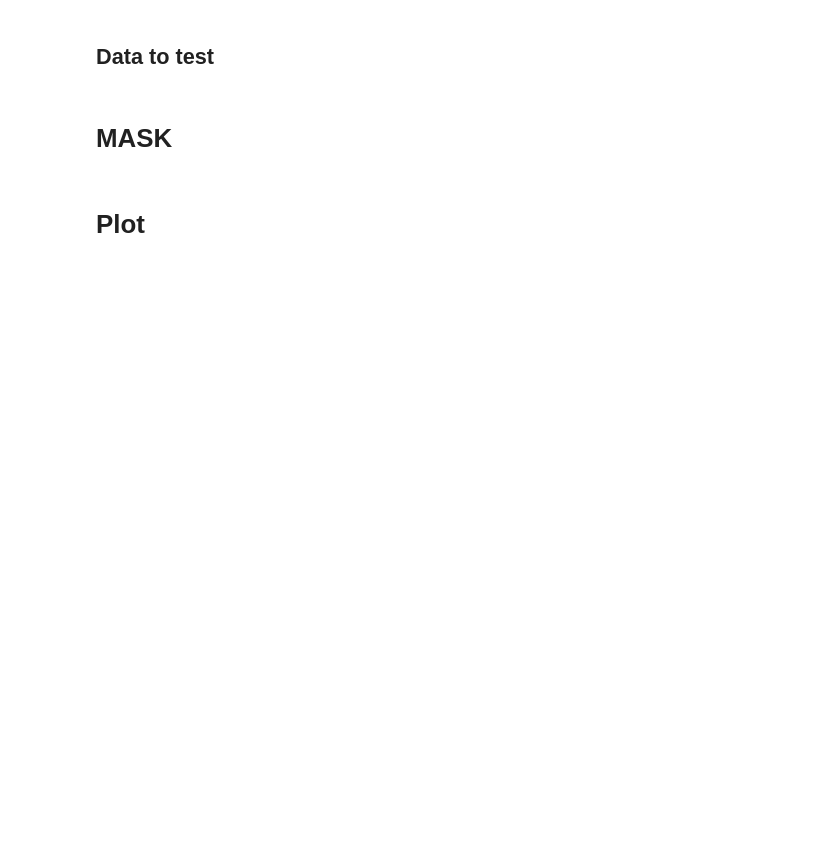
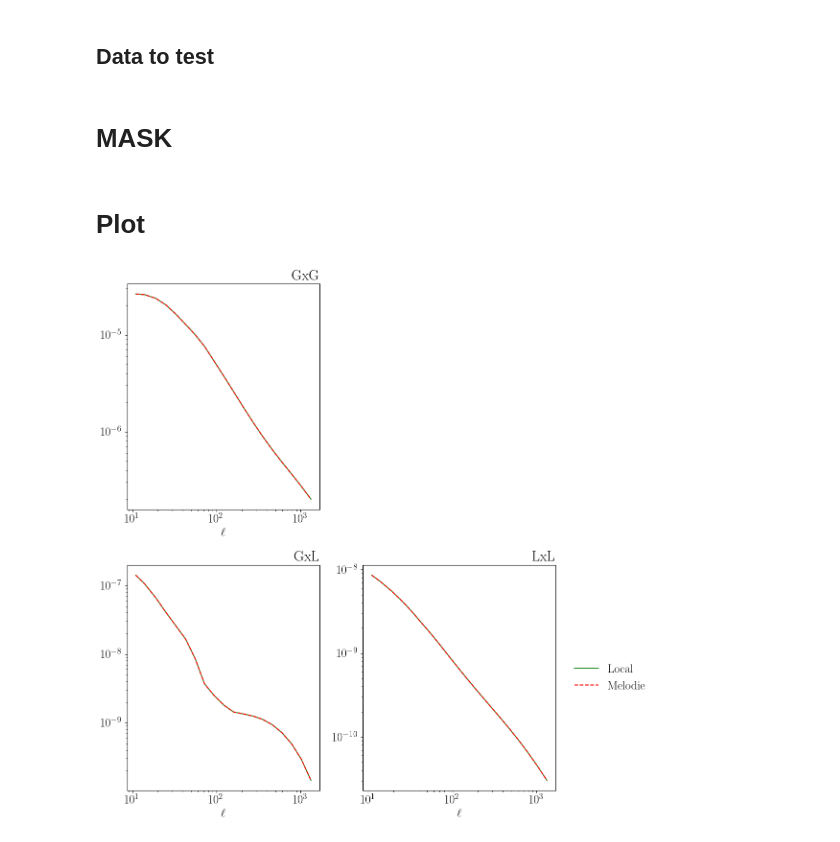
Before and after one commit to chiaradeleo1/GWXLSS, a Jupyter notebook: mask_validation.ipynb, the cells around one changed output. Cells and saved outputs as stored; diff of their text form; code cells hidden in the pictures; blank space fills up the shorter version.

```diff
--- a/mask_validation.ipynb
+++ b/mask_validation.ipynb
@@ -89,5 +91,5 @@ test_parameter = {'name': 'a1',
 # %%
-mock_data_path = './mock_data/new_LSS_GW_LCDM'
+mock_data_path = './mock_data/new_LSS_GW_LCDM_masked'
 # %%
 observables = ['GC', 'WL', 'GWC', 'GWWL']
 settings = {'obs_settings': {'extra': None,
@@ -188,0 +192,16 @@ else:
+# %%
+    mock_not_masked = {}
+    mock_not_masked['noiseless'] = pd.read_csv(mock_data_path+'_Cls_noiseless.dat',sep='\s+',header=0)
+    mock_not_masked['noisy'] = pd.read_csv(mock_data_path+'_Cls_noisy.dat',sep='\s+',header=0)
+    mock_not_masked['ells'] = mock_not_masked['noiseless']['ells']
+    mock_not_masked['covmat_dict'] = np.load(mock_data_path+'_covmat.npy',allow_pickle=True).item()
+    observables = ['GC', 'WL', 'GWC', 'GWWL']
+# %%
+mock_data_path = './mock_data/new_LSS_GW_LCDM_masked_Melodie'
+# %%
+    mock_not_masked_Melodie = {}
+    camb_path = ''
+    mock_not_masked_Melodie['noiseless'] = pd.read_csv(mock_data_path+'_Cls_noiseless.dat',sep='\s+',header=0)
+    mock_not_masked_Melodie['noisy'] = pd.read_csv(mock_data_path+'_Cls_noisy.dat',sep='\s+',header=0)
+    mock_not_masked_Melodie['ells'] = mock_not_masked['noiseless']['ells']
+    mock_not_masked_Melodie['covmat_dict'] = np.load(mock_data_path+'_covmat.npy',allow_pickle=True).item()
@@ -265,34 +333,36 @@ if len(renamed_obs) > 1:
     axes = temp_axes
 else:
     axes = np.array([[temp_axes]])
 
 for j,obs1 in enumerate(renamed_obs):
     for i,obs2 in enumerate(renamed_obs):
         if i<j:
             axes[i,j].axis('off')
         else:
 
-            df_masked = pd.melt(mock_masked['noiseless'].abs(),id_vars=['ells'],value_vars=[obs1+str(bi)+'x'+obs2+str(bi)
+            df_masked = pd.melt(mock_not_masked['noiseless'].abs(),id_vars=['ells'],value_vars=[obs1+str(bi)+'x'+obs2+str(bi)
                                                                                         for bi in bin_to_plot],
                          value_name='value',var_name='Bin')
-            sb.lineplot(df_masked,x='ells',y='value',hue='Bin',ax=axes[i,j],palette=['forestgreen', 'forestgreen', 'forestgreen'],legend=0, label='Masked',)
+            sb.lineplot(df_masked,x='ells',y='value',hue='Bin',ax=axes[i,j],palette=['forestgreen', 'forestgreen', 'forestgreen'],legend=0, label='Local',)
 
-            df_not_masked = pd.melt(mock_not_masked['noiseless'].abs(),id_vars=['ells'],value_vars=[obs1+str(bi)+'x'+obs2+str(bi)
+            df_not_masked = pd.melt(mock_not_masked_Melodie['noiseless'].abs(),id_vars=['ells'],value_vars=[obs1+str(bi)+'x'+obs2+str(bi)
                                                                                         for bi in bin_to_plot],
                             value_name='value',var_name='Bin')
             sb.lineplot(df_not_masked,x='ells',y='value',hue='Bin',ax=axes[i,j],legend=0,
-                        palette=['red', 'red', 'red'],linestyle='--', label='Not masked')
+                        palette=['red', 'red', 'red'],linestyle='--', label='Melodie')
 #
 
             axes[i,j].set_title(obs1+'x'+obs2,loc='right')
             if obs1+obs2 != 'GL':
                 axes[i,j].set_yscale('log')
 
 for ax in axes.reshape(-1):
     ax.set_xscale('log')
     ax.set_yscale('log')
     ax.set_xlabel(r'$\ell$')
     ax.set_ylabel('')
 ax.legend(**sidelegend)
 
 plt.tight_layout();
+# %% [output]
+[figure, added]
```
Also changed, not shown: parts of 11 cells of this notebook, 5 other files.
